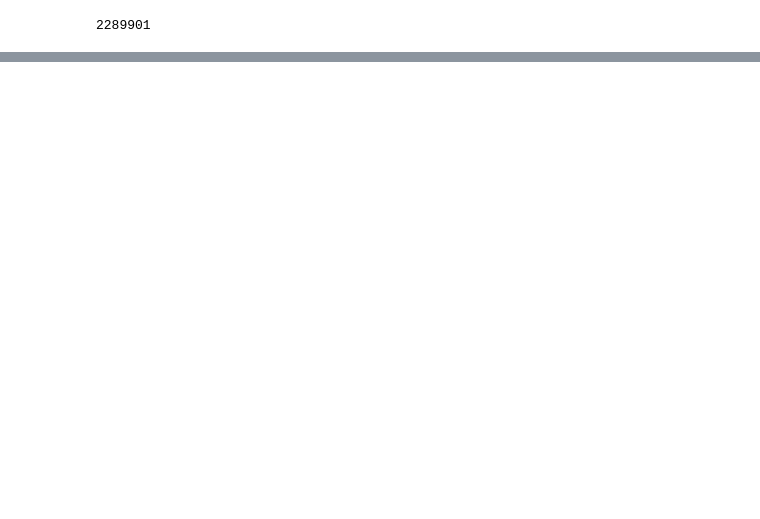
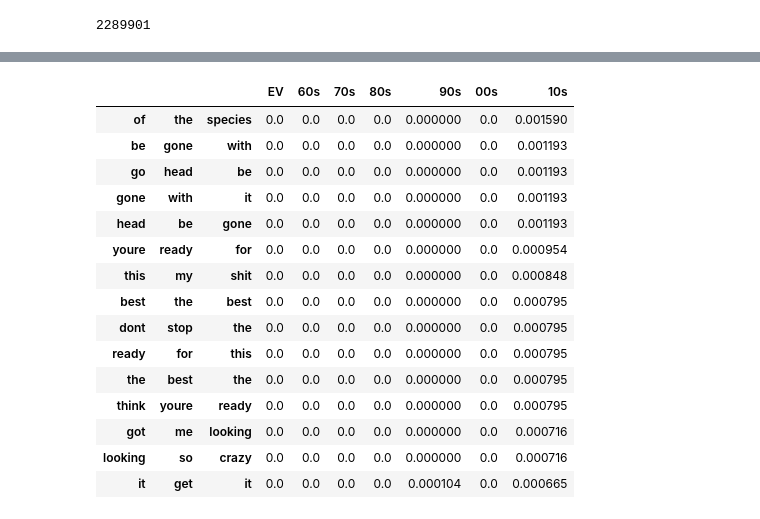
Before and after one commit to feliciamaureen/capstone, a Jupyter notebook: preprocess.ipynb, the cells around one changed output, grey strips where cells are left out. Drawn from its saved outputs; the diff is of its cells as text; code cells hidden in the pictures; blank space fills up the shorter version.

```diff
--- a/preprocess.ipynb
+++ b/preprocess.ipynb
@@ -233,0 +326,34 @@ dfBasic = pd.DataFrame([tfidfBBigram60s, tfidfBBigram70s, tfidfBBigram80s, tfidf
+# %%
+#bigram count
+def trigramCount(data):
+    dictName = dict.fromkeys(uniqueTrigrams, 0)
+    for i in data:
+        dictName[i] += 1
+    return dictName
+
+tgcEV = trigramCount(tgEV)
+tgc60s = trigramCount(tg60s)
+tgc70s = trigramCount(tg70s)
+tgc80s = trigramCount(tg80s)
+tgc90s = trigramCount(tg90s)
+tgc00s = trigramCount(tg00s)
+tgc10s = trigramCount(tg10s)
+# %%
+tgIDF = computeIDFBasic([tgcEV, tgc60s, tgc70s, tgc80s, tgc90s, tgc00s, tgc10s])
+# %%
+tftgEV = computeTF(tgcEV, tgEV)
+tftg60s = computeTF(tgc60s, tg60s)
+tftg70s = computeTF(tgc70s, tg70s)
+tftg80s = computeTF(tgc80s, tg80s)
+tftg90s = computeTF(tgc90s, tg90s)
+tftg10s = computeTF(tgc00s, tg00s)
+tftg00s = computeTF(tgc10s, tg10s)
+# %%
+tfidfTrigramEV = computeTFIDF(tftgEV, tgIDF)
+tfidfTrigram60s = computeTFIDF(tftg60s, tgIDF)
+tfidfTrigram70s = computeTFIDF(tftg70s, tgIDF)
+tfidfTrigram80s = computeTFIDF(tftg80s, tgIDF)
+tfidfTrigram90s = computeTFIDF(tftg90s, tgIDF)
+tfidfTrigram00s = computeTFIDF(tftg00s, tgIDF)
+tfidfTrigram10s = computeTFIDF(tftg10s, tgIDF)
+dfTrigram = pd.DataFrame([tfidfTrigramEV, tfidfTrigram60s, tfidfTrigram70s, tfidfTrigram80s, tfidfTrigram90s, tfidfTrigram00s, tfidfTrigram10s])
@@ -233,0 +370,21 @@ dfBasic = pd.DataFrame([tfidfBBigram60s, tfidfBBigram70s, tfidfBBigram80s, tfidf
+# %%
+triGramData = {'EV': tfidfTrigramEV, '60s': tfidfTrigram60s, '70s': tfidfTrigram70s, '80s': tfidfTrigram80s, '90s': tfidfTrigram90s, '00s': tfidfTrigram00s, '10s': tfidfTrigram10s}
+dfTrigram = pd.DataFrame(data=triGramData)
+dfTrigram.nlargest(15, '10s')
+# %% [output]
+|  |  |  | EV | 60s | 70s | 80s | 90s | 00s | 10s |
+| of | the | species | 0.0 | 0.0 | 0.0 | 0.0 | 0.000000 | 0.0 | 0.001590 |
+| be | gone | with | 0.0 | 0.0 | 0.0 | 0.0 | 0.000000 | 0.0 | 0.001193 |
+| go | head | be | 0.0 | 0.0 | 0.0 | 0.0 | 0.000000 | 0.0 | 0.001193 |
+| gone | with | it | 0.0 | 0.0 | 0.0 | 0.0 | 0.000000 | 0.0 | 0.001193 |
+| head | be | gone | 0.0 | 0.0 | 0.0 | 0.0 | 0.000000 | 0.0 | 0.001193 |
+| youre | ready | for | 0.0 | 0.0 | 0.0 | 0.0 | 0.000000 | 0.0 | 0.000954 |
+| this | my | shit | 0.0 | 0.0 | 0.0 | 0.0 | 0.000000 | 0.0 | 0.000848 |
+| best | the | best | 0.0 | 0.0 | 0.0 | 0.0 | 0.000000 | 0.0 | 0.000795 |
+| dont | stop | the | 0.0 | 0.0 | 0.0 | 0.0 | 0.000000 | 0.0 | 0.000795 |
+| ready | for | this | 0.0 | 0.0 | 0.0 | 0.0 | 0.000000 | 0.0 | 0.000795 |
+| the | best | the | 0.0 | 0.0 | 0.0 | 0.0 | 0.000000 | 0.0 | 0.000795 |
+| think | youre | ready | 0.0 | 0.0 | 0.0 | 0.0 | 0.000000 | 0.0 | 0.000795 |
+| got | me | looking | 0.0 | 0.0 | 0.0 | 0.0 | 0.000000 | 0.0 | 0.000716 |
+| looking | so | crazy | 0.0 | 0.0 | 0.0 | 0.0 | 0.000000 | 0.0 | 0.000716 |
+| it | get | it | 0.0 | 0.0 | 0.0 | 0.0 | 0.000104 | 0.0 | 0.000665 |
```
Also changed, not shown: parts of 19 cells of this notebook.
